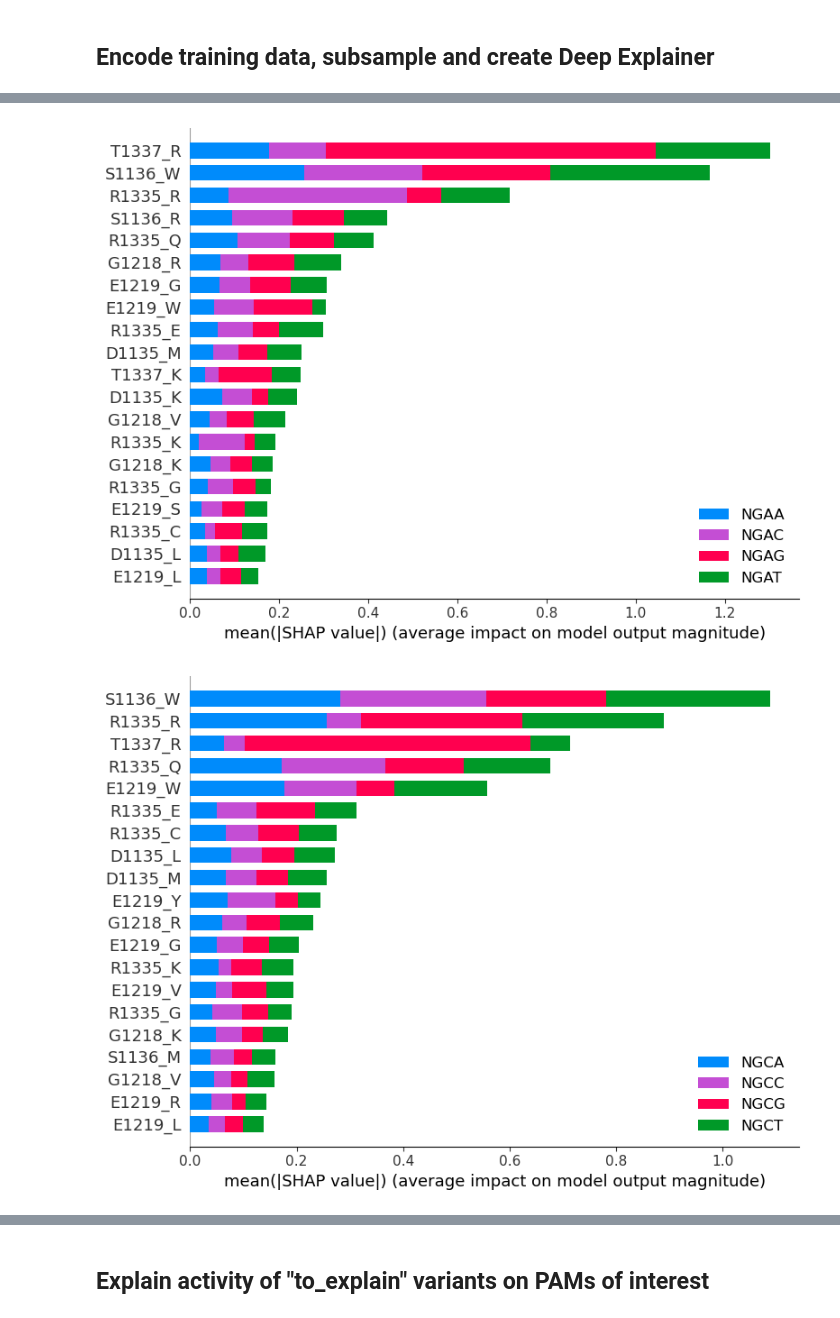
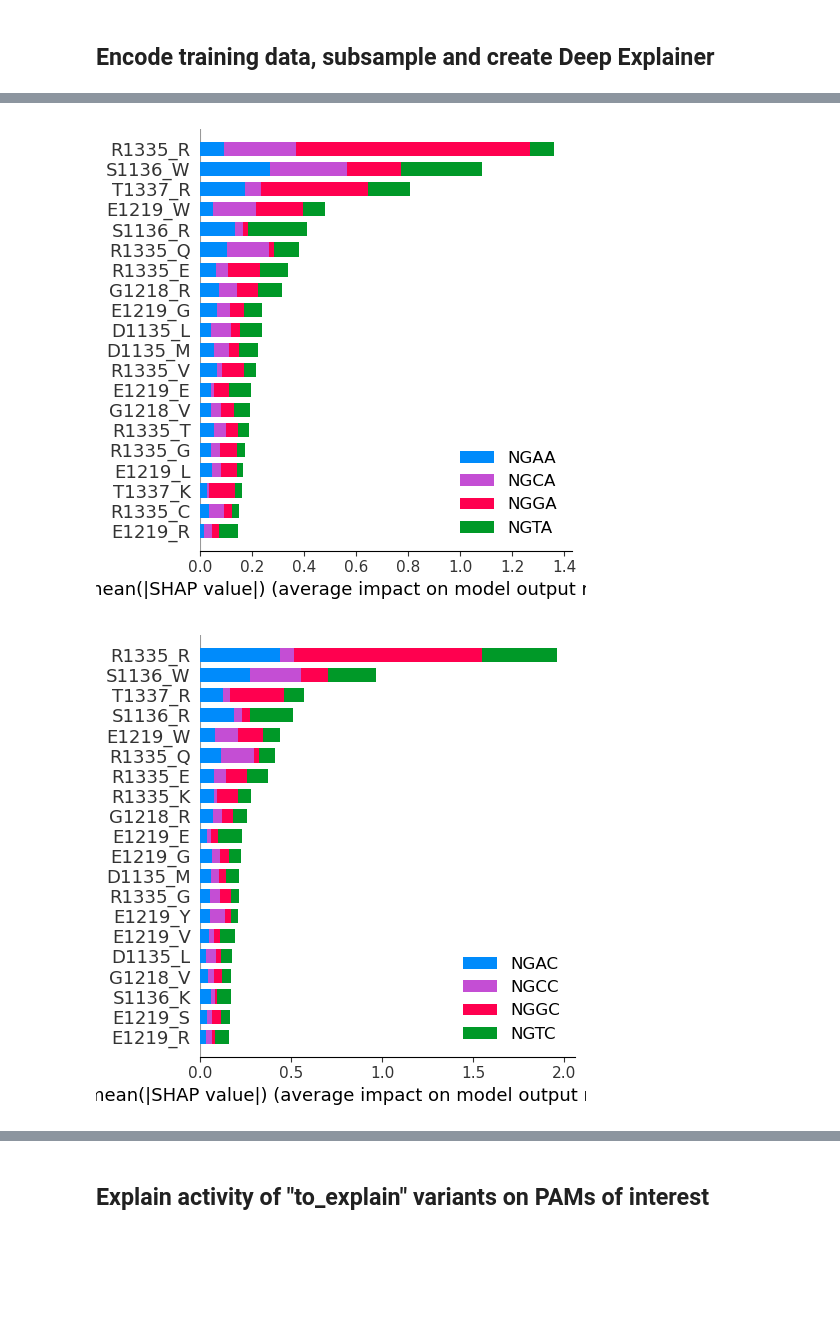
Before and after one commit to RachelSilverstein/PAMmla, a Jupyter notebook: SHAP_analysis_NN_DeepExplainer.ipynb, the cells around one changed output, grey strips where cells are left out. Drawn from its saved outputs; the diff is of its cells as text; code cells hidden in the pictures; blank space fills up the shorter version.

```diff
--- a/SHAP_analysis_NN_DeepExplainer.ipynb
+++ b/SHAP_analysis_NN_DeepExplainer.ipynb
@@ -3,11 +3,12 @@
 # %%
 # path to saved model to be used for SHAP analysis
 model_dir = "220924_NN_rand_seed0_ROS"
+output_dir = "./shap_figs" # where images will be saved
 
-variants_to_explain = ["KRHWMR", "MRRWMR"]
-pam_to_explain = "NGTG"
+variants_to_explain = ["KRHWMR", "KRHWMR"]
+pams_to_explain = ["NGTG", "NGGG"]
 create_summary_plots = True
-save_plots = False # if true plots will be saved in a folder called shap_figs, otherwise just display
+save_plots = False
 # %% [markdown]
 ## Load info from saved model directory
 # %%
@@ -60,14 +58,17 @@ enc = add_onehot(muts_df,
 aas = add_onehot(muts_df, ['D1135', 'S1136', 'G1218','E1219', 'R1335', 'T1337'], return_aas=True)
 
 feature_names = get_full_feature_names(['D1135', 'S1136', 'G1218','E1219', 'R1335', 'T1337'], [aas for _ in range(6)])
+short_feature_names = [name[0:5] + name[6] for name in feature_names] # remove underscore
 
 
 to_explain = np.stack([np.array(element) for element in muts_df["muts_encoded"]])
 print(to_explain.shape)
 
-Xsamp = shap.utils.sample(x_train, 100)
+Xsamp = shap.utils.sample(x_train, 200)
 
 explainer = shap.DeepExplainer(model, Xsamp)
+
+shap_values_xsamp = explainer.shap_values(Xsamp)
 # %% [output]
 (2, 120)
 keras is no longer supported, please use tf.keras instead.
@@ -77,27 +122,48 @@ Your TensorFlow version is newer than 2.4.0 and so graph support has been remove
 # %%
+# bar summary plots
 
-if create_summary_plots:
+pam_groups = [["NGAA", "NGCA", "NGGA", "NGTA"],
+              ["NGAC", "NGCC", "NGGC", "NGTC"],
+              ["NGAG", "NGCG", "NGGG", "NGTG"],
+              ["NGAT", "NGCT", "NGGT", "NGTT"]]
 
+
+pam_groups_idx = [[pams.index(element) for element in pam_group] for pam_group in pam_groups]
+print(pam_groups_idx)
+
+
+
+def create_summary_plots(explainer, Xsamp, pam_groups, pam_groups_idx, output_dir):
     shap_values_all = explainer.shap_values(Xsamp)
 
 
-    for start, stop in [(32, 36), (36, 40), (40, 44), (44, 48)]:
-        shap.summary_plot(shap_values_all[start:stop],
+
+    for i in range(len(pam_groups)):
+        pam_group = pam_groups[i]
+        pam_group_idx = pam_groups_idx[i]
+
+
+        shap.summary_plot([shap_values_all[x] for x in pam_group_idx],
                           feature_names = feature_names,
                           max_display = 20,
-                          plot_size=[8,6],
-                          class_names=pams[start:stop],
-                          class_inds=range(4))
+                          plot_size=[5,5],
+                          class_names=pam_group,
+                          class_inds=range(len(pam_group)))
 
         if save_plots:
-            shap.summary_plot(shap_values_all[start:stop],
+            shap.summary_plot([shap_values_all[x] for x in pam_group_idx],
                               feature_names = feature_names,
                               max_display = 20,
-                              plot_size=[8,6],
-                              class_names=pams[start:stop],
-                              class_inds=range(4),
+                              plot_size=[5,5],
+                              class_names=pam_group,
+                              class_inds=range(len(pam_group)),
                               show=False)
             p = plt.gcf()
-            p.savefig("shap_figs/shap_summary_%s_%s.svg" % (str(start), str(stop)))
+            if not os.path.isdir(output_dir):
+                os.mkdir(output_dir)
+            p.savefig(output_dir + "/shap_summary_%s.svg" % (str(pam_group)))
             plt.clf()
+
+if create_summary_plots:
+    create_summary_plots(explainer, Xsamp, pam_groups, pam_groups_idx, output_dir)
 # %% [output]
@@ -106,2 +171,2 @@ if create_summary_plots:
-[figure, old version]
+[figure, new version]
-[figure, old version]
+[figure, new version]
```
Also changed, not shown: parts of 7 cells of this notebook, 2 other files.
